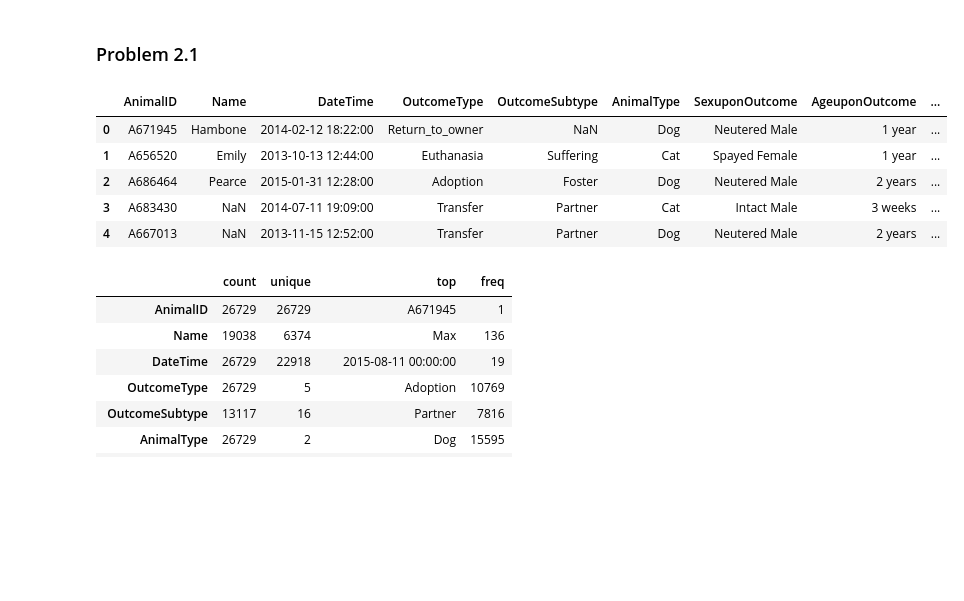
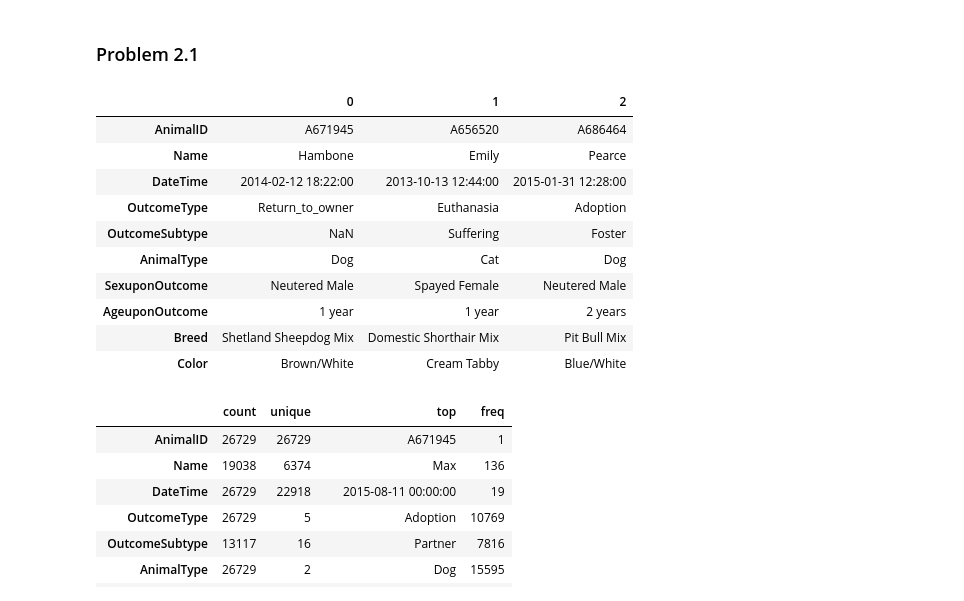
Before and after one commit to zachfreitas/ADS_504_Machine_Learning, a Jupyter notebook: Module_2/assignment_2/Assignment_2.ipynb, the cells around one changed output. Saved outputs shown, nothing was run; the diff lists cells and outputs as text; code cells hidden in the pictures; blank space fills up the shorter version.

```diff
--- a/Module_2/assignment_2/Assignment_2.ipynb
+++ b/Module_2/assignment_2/Assignment_2.ipynb
@@ -37,18 +37,20 @@ from sklearn.metrics import confusion_matrix, accuracy_score
 # %%
 # Get data
 s_df = pd.read_csv('https://github.com/zachfreitas/ADS_504_Machine_Learning/raw/main/Module_2/assignment_2/shelter_data.csv')
 
-# Resaving as a generic name for reusable code.
-df = s_df
-
-s_df.head(5)
+s_df.head(3).T
 # %% [output]
-|  | AnimalID | Name | DateTime | OutcomeType | OutcomeSubtype | AnimalType | SexuponOutcome | AgeuponOutcome | ... |
-| 0 | A671945 | Hambone | 2014-02-12 18:22:00 | Return_to_owner | NaN | Dog | Neutered Male | 1 year | ... |
-| 1 | A656520 | Emily | 2013-10-13 12:44:00 | Euthanasia | Suffering | Cat | Spayed Female | 1 year | ... |
-| 2 | A686464 | Pearce | 2015-01-31 12:28:00 | Adoption | Foster | Dog | Neutered Male | 2 years | ... |
-| 3 | A683430 | NaN | 2014-07-11 19:09:00 | Transfer | Partner | Cat | Intact Male | 3 weeks | ... |
-| 4 | A667013 | NaN | 2013-11-15 12:52:00 | Transfer | Partner | Dog | Neutered Male | 2 years | ... |
+|  | 0 | 1 | 2 |
+| AnimalID | A671945 | A656520 | A686464 |
+| Name | Hambone | Emily | Pearce |
+| DateTime | 2014-02-12 18:22:00 | 2013-10-13 12:44:00 | 2015-01-31 12:28:00 |
+| OutcomeType | Return_to_owner | Euthanasia | Adoption |
+| OutcomeSubtype | NaN | Suffering | Foster |
+| AnimalType | Dog | Cat | Dog |
+| SexuponOutcome | Neutered Male | Spayed Female | Neutered Male |
+| AgeuponOutcome | 1 year | 1 year | 2 years |
+| Breed | Shetland Sheepdog Mix | Domestic Shorthair Mix | Pit Bull Mix |
+| Color | Brown/White | Cream Tabby | Blue/White |
 # %%
 s_df.describe().T
 # %% [output]
```
Also changed, not shown: parts of 11 cells of this notebook.
